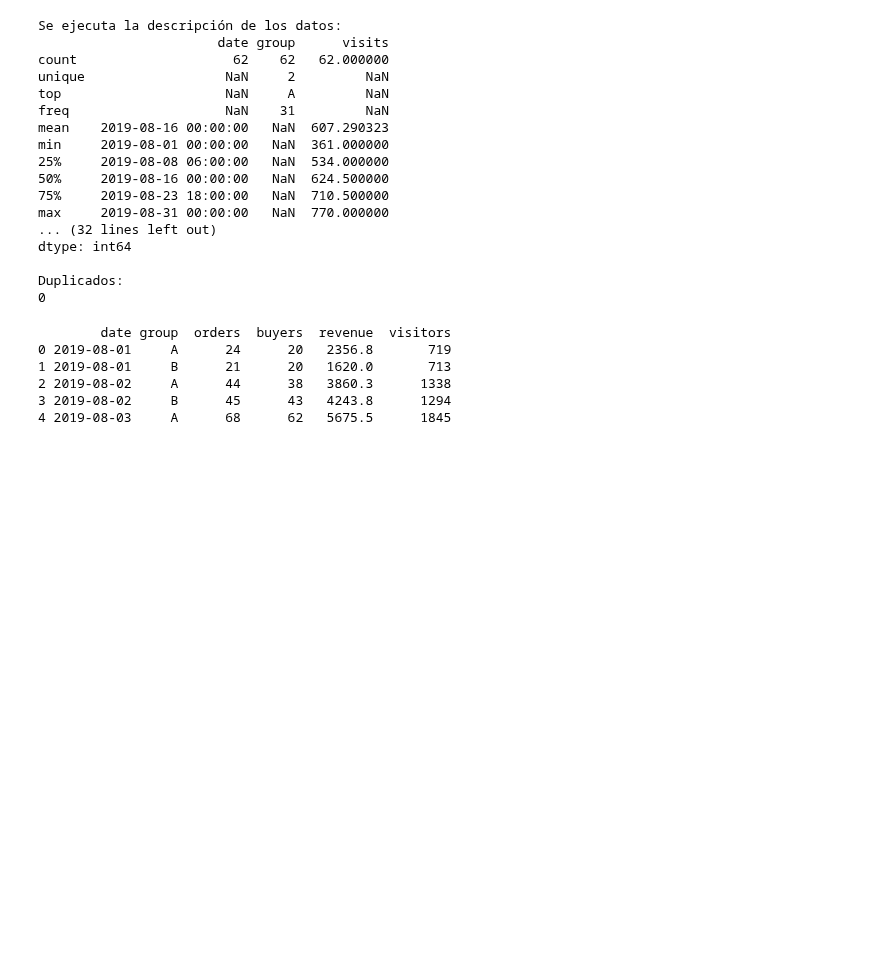
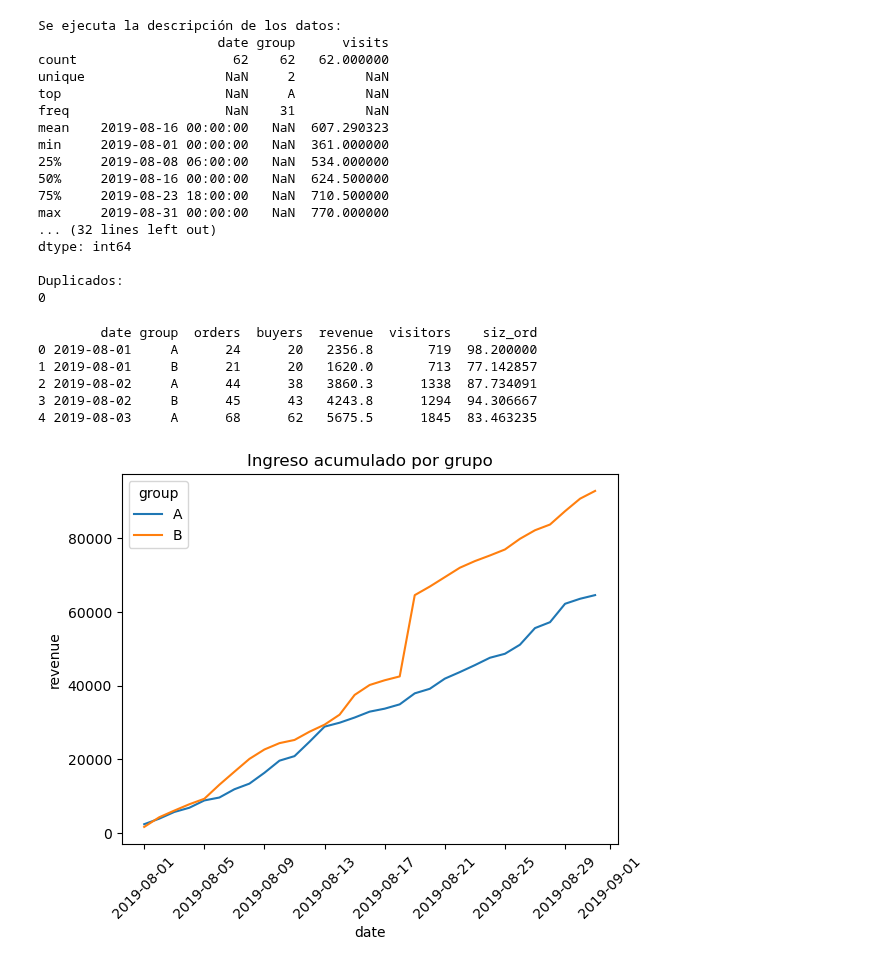
Before and after one commit to hukitan/tripleten, a Jupyter notebook: Proyectos_en_desarrollo/proyecto 10/proyecto 10.ipynb, the cells around one changed output. Cells and saved outputs as stored; diff of their text form; code cells hidden in the pictures; blank space fills up the shorter version.

Commit message:
Se avanza en el proyecto 10 se realizan 3 gráficas de las 12 actividades solicitadas en el proyecto.

```diff
--- a/Proyectos_en_desarrollo/proyecto 10/proyecto 10.ipynb
+++ b/Proyectos_en_desarrollo/proyecto 10/proyecto 10.ipynb
@@ -156,11 +162,22 @@ cumulativeData = ordersAggregated.merge(visitorsAggregated, left_on=[
 cumulativeData.columns = ['date', 'group',
                         'orders', 'buyers', 'revenue', 'visitors']
 
+cumulativeData['siz_ord'] = cumulativeData['revenue'] / \
+    cumulativeData['orders']
+
 print(cumulativeData.head(5))
 # %% [output]
-        date group  orders  buyers  revenue  visitors
-0 2019-08-01     A      24      20   2356.8       719
-1 2019-08-01     B      21      20   1620.0       713
-2 2019-08-02     A      44      38   3860.3      1338
-3 2019-08-02     B      45      43   4243.8      1294
-4 2019-08-03     A      68      62   5675.5      1845
+        date group  orders  buyers  revenue  visitors    siz_ord
+0 2019-08-01     A      24      20   2356.8       719  98.200000
+1 2019-08-01     B      21      20   1620.0       713  77.142857
+2 2019-08-02     A      44      38   3860.3      1338  87.734091
+3 2019-08-02     B      45      43   4243.8      1294  94.306667
+4 2019-08-03     A      68      62   5675.5      1845  83.463235
+# %%
+# Representa gráficamente el ingreso acumulado por grupo. Haz conclusiones y conjeturas.
+sns.lineplot(data=cumulativeData, x='date', y='revenue', hue='group')
+plt.xticks(rotation=45)
+plt.title('Ingreso acumulado por grupo')
+plt.show()
+# %% [output]
+[figure, added]
```
Also changed, not shown: parts of 5 cells of this notebook.
